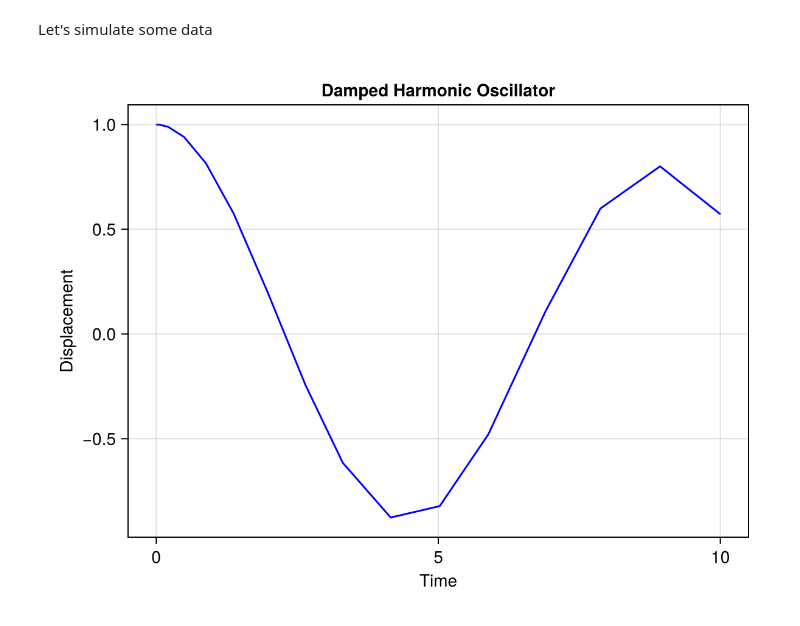
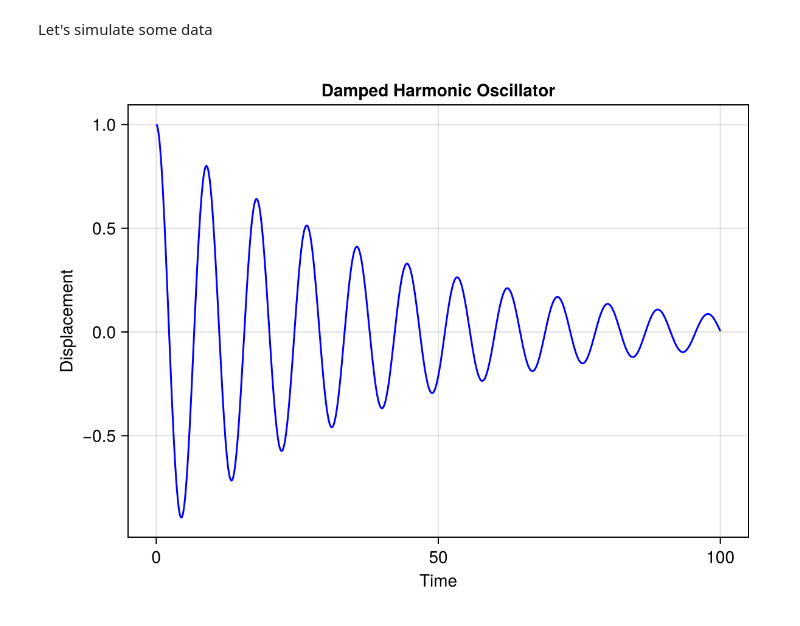
Before and after one commit to ImmunoSystemsBiology/ude-workshop, a Jupyter notebook: 3-pinns.ipynb, the cells around one changed output. Drawn from its saved outputs; the diff is of its cells as text; code cells hidden in the pictures.

```diff
--- a/3-pinns.ipynb
+++ b/3-pinns.ipynb
@@ -26,17 +26,20 @@ damped_harmonic_oscillator! (generic function with 1 method)
 Let's simulate some data
 # %%
 parameters = [0.1, 2.0, 1.0]  # μ, m, k
+
+# Make sure we are in the underdamped regime (μ/(2m) < sqrt(k/m))
+@assert parameters[1]/(2 * parameters[2]) < sqrt(parameters[3]/parameters[2]) "The system is overdamped. Please choose different parameters."
 initial_conditions = [1.0, 0.0]  # x₀, v₀
 
-tspan = (0.0, 10.0)
+tspan = (0.0, 100.0)
 
 prob = ODEProblem(damped_harmonic_oscillator!, initial_conditions, tspan, parameters)
-sol = solve(prob, Tsit5())
+sol = solve(prob, Tsit5(), saveat=0.1)
 
 figure_dho = let f = Figure()
     ax = Axis(f[1, 1], xlabel = "Time", ylabel = "Displacement", title = "Damped Harmonic Oscillator")
     lines!(ax, sol.t, sol[1, :], color = :blue)
     f
 end
 # %% [output]
-[figure, old version]
+[figure, new version]
```
Also changed, not shown: 1 other file.
